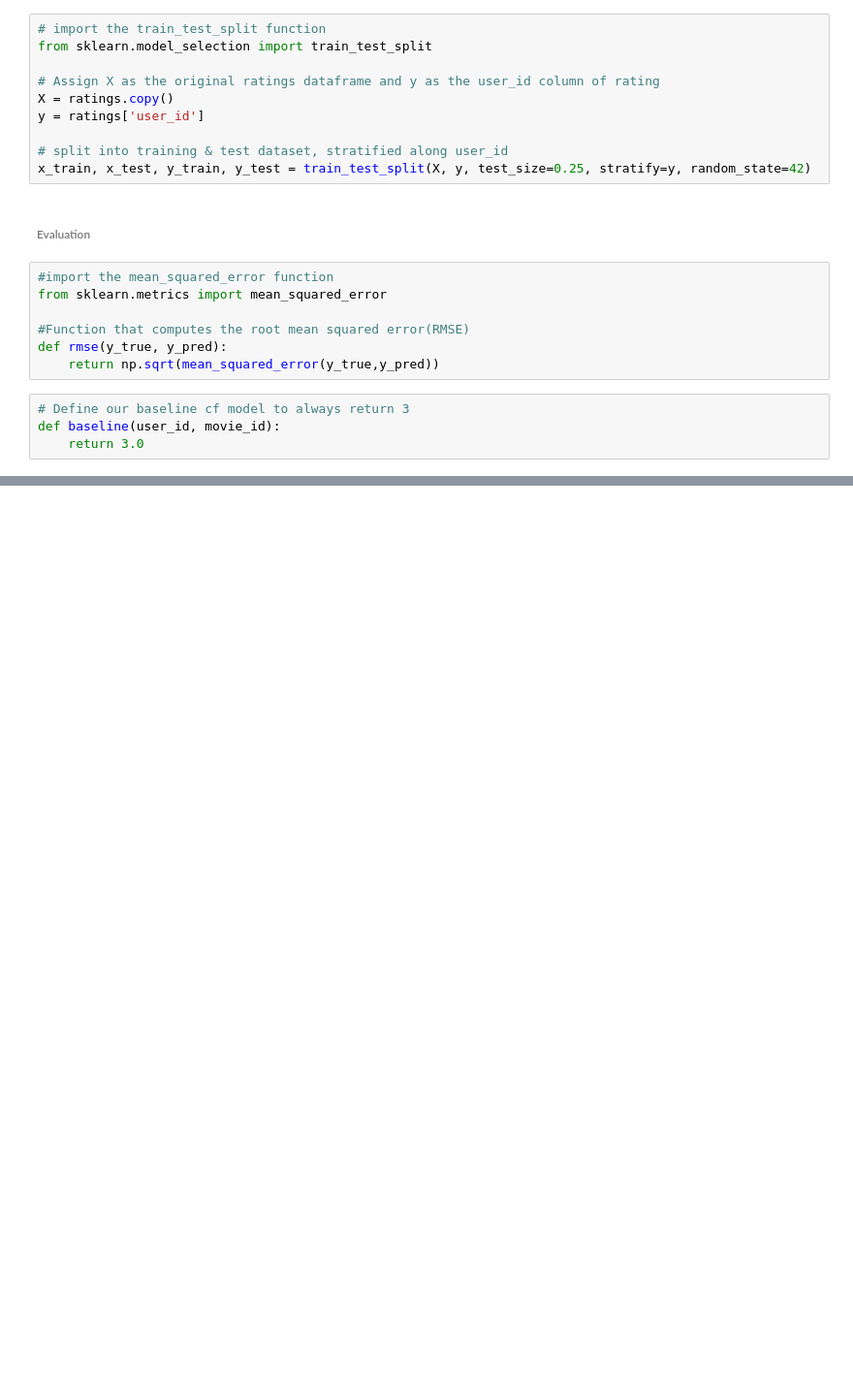
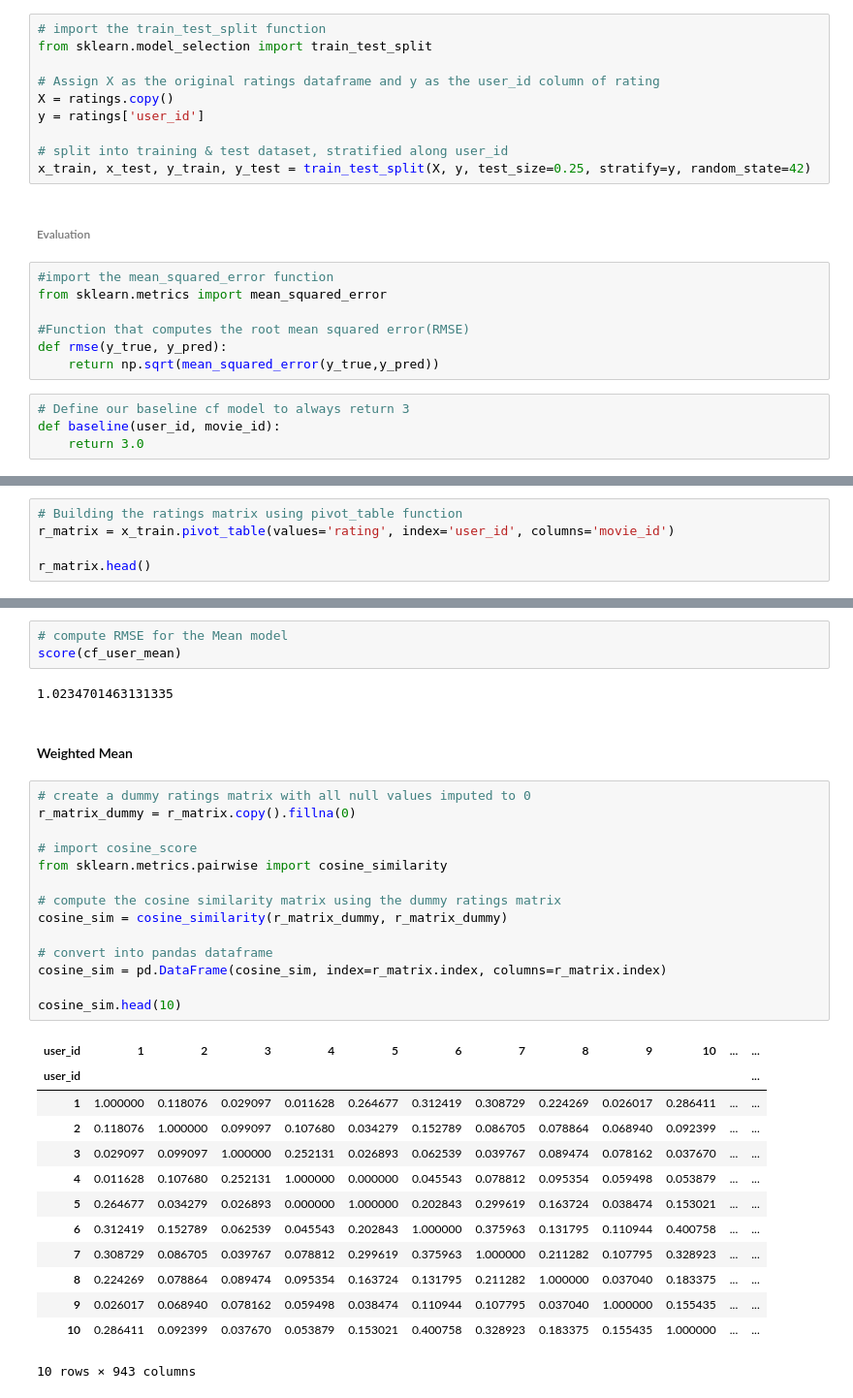
Before and after one commit to YAHYA-H/XRecomendationEngine, a Jupyter notebook: CollaborativeFilter/collaborativeFilteringFramework.ipynb, the cells around one changed output, grey strips where cells are left out. Shown: that part at 97% size. Cells and saved outputs as stored; diff of their text form; blank space fills up the shorter version.

Commit message:
add user-based collaborative filtering

```diff
--- a/CollaborativeFilter/collaborativeFilteringFramework.ipynb
+++ b/CollaborativeFilter/collaborativeFilteringFramework.ipynb
@@ -116,0 +121,5 @@ NameError: name 'user_movie' is not defined
+# %%
+# Building the ratings matrix using pivot_table function
+r_matrix = x_train.pivot_table(values='rating', index='user_id', columns='movie_id')
+
+r_matrix.head()
@@ -116,0 +152,35 @@ NameError: name 'user_movie' is not defined
+# %%
+# compute RMSE for the Mean model
+score(cf_user_mean)
+# %% [output]
+1.0234701463131335
+# %% [markdown]
+#### Weighted Mean
+# %%
+# create a dummy ratings matrix with all null values imputed to 0
+r_matrix_dummy = r_matrix.copy().fillna(0)
+
+# import cosine_score
+from sklearn.metrics.pairwise import cosine_similarity
+
+# compute the cosine similarity matrix using the dummy ratings matrix
+cosine_sim = cosine_similarity(r_matrix_dummy, r_matrix_dummy)
+
+# convert into pandas dataframe
+cosine_sim = pd.DataFrame(cosine_sim, index=r_matrix.index, columns=r_matrix.index)
+
+cosine_sim.head(10)
+# %% [output]
+| user_id | 1 | 2 | 3 | 4 | 5 | 6 | 7 | 8 | 9 | 10 | ... | ... |
+| user_id |  |  |  |  |  |  |  |  |  |  |  | ... |
+| 1 | 1.000000 | 0.118076 | 0.029097 | 0.011628 | 0.264677 | 0.312419 | 0.308729 | 0.224269 | 0.026017 | 0.286411 | ... | ... |
+| 2 | 0.118076 | 1.000000 | 0.099097 | 0.107680 | 0.034279 | 0.152789 | 0.086705 | 0.078864 | 0.068940 | 0.092399 | ... | ... |
+| 3 | 0.029097 | 0.099097 | 1.000000 | 0.252131 | 0.026893 | 0.062539 | 0.039767 | 0.089474 | 0.078162 | 0.037670 | ... | ... |
+| 4 | 0.011628 | 0.107680 | 0.252131 | 1.000000 | 0.000000 | 0.045543 | 0.078812 | 0.095354 | 0.059498 | 0.053879 | ... | ... |
+| 5 | 0.264677 | 0.034279 | 0.026893 | 0.000000 | 1.000000 | 0.202843 | 0.299619 | 0.163724 | 0.038474 | 0.153021 | ... | ... |
+| 6 | 0.312419 | 0.152789 | 0.062539 | 0.045543 | 0.202843 | 1.000000 | 0.375963 | 0.131795 | 0.110944 | 0.400758 | ... | ... |
+| 7 | 0.308729 | 0.086705 | 0.039767 | 0.078812 | 0.299619 | 0.375963 | 1.000000 | 0.211282 | 0.107795 | 0.328923 | ... | ... |
+| 8 | 0.224269 | 0.078864 | 0.089474 | 0.095354 | 0.163724 | 0.131795 | 0.211282 | 1.000000 | 0.037040 | 0.183375 | ... | ... |
+| 9 | 0.026017 | 0.068940 | 0.078162 | 0.059498 | 0.038474 | 0.110944 | 0.107795 | 0.037040 | 1.000000 | 0.155435 | ... | ... |
+| 10 | 0.286411 | 0.092399 | 0.037670 | 0.053879 | 0.153021 | 0.400758 | 0.328923 | 0.183375 | 0.155435 | 1.000000 | ... | ... |
+10 rows × 943 columns
```
Also changed, not shown: parts of 9 cells of this notebook.
